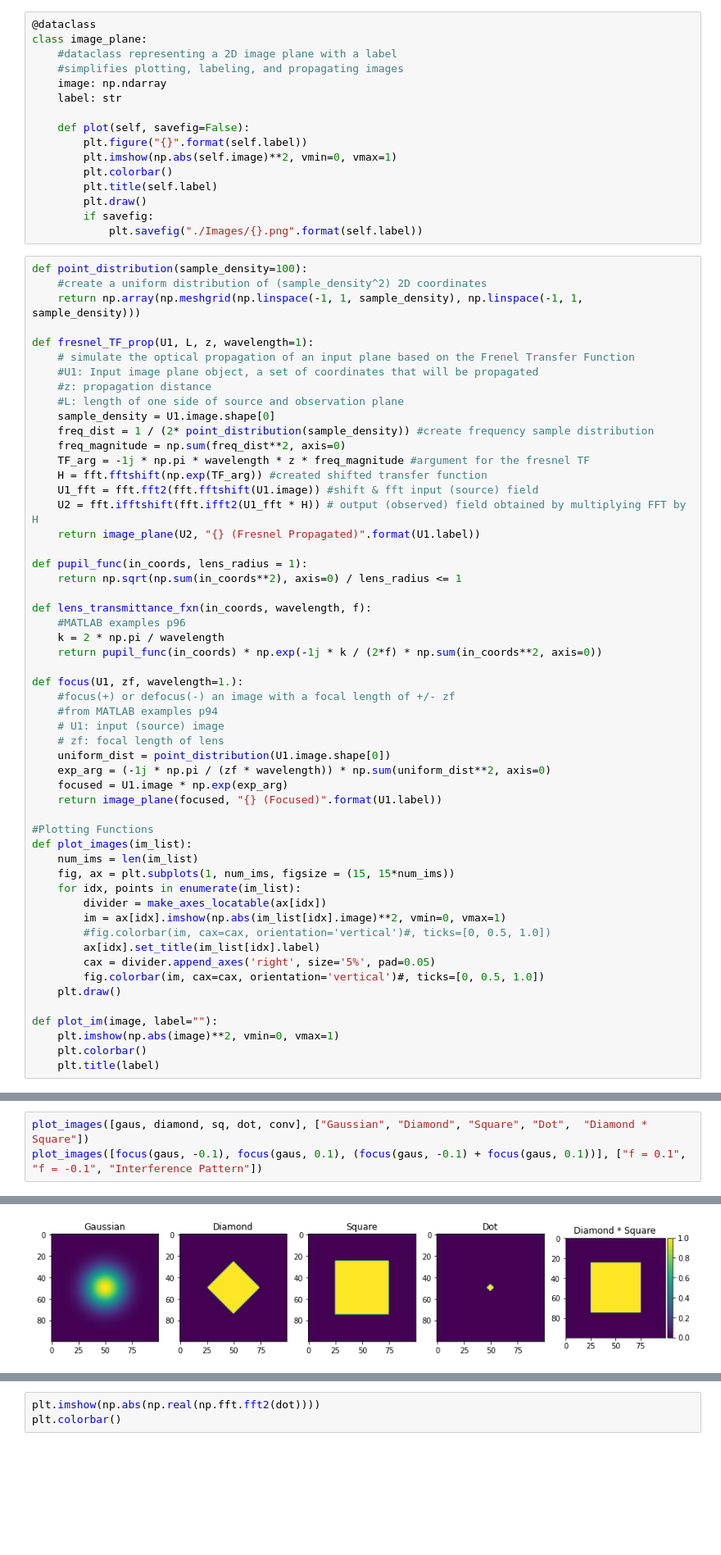
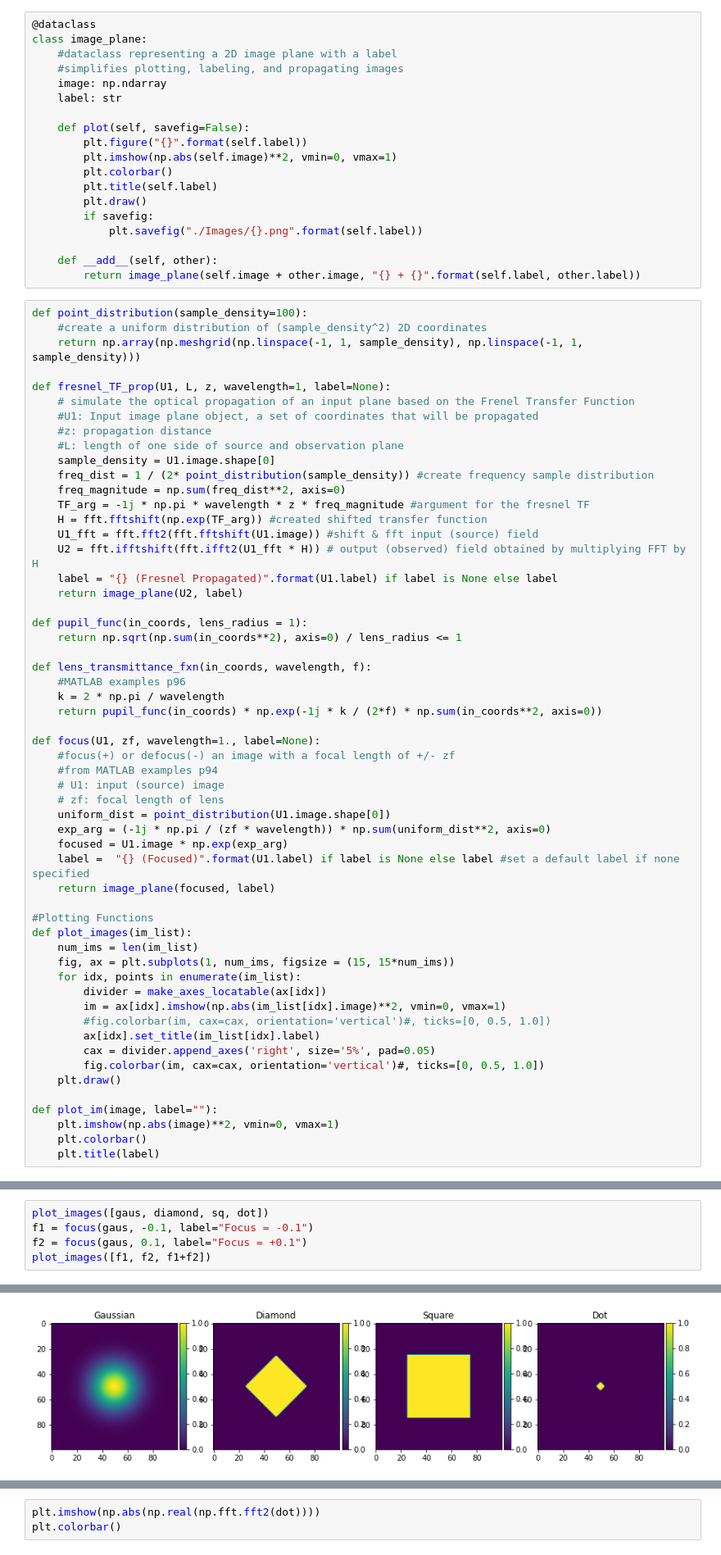
Before and after one commit to cjmcmahon1/FINCH, a Jupyter notebook: bench_sim.ipynb, the cells around one changed output, grey strips where cells are left out. Shown at 82% size. Drawn from its saved outputs; the diff is of its cells as text; blank space fills up the shorter version.

```diff
--- a/bench_sim.ipynb
+++ b/bench_sim.ipynb
@@ -32,12 +32,15 @@ class image_plane:
         plt.draw()
         if savefig:
             plt.savefig("./Images/{}.png".format(self.label))
+
+    def __add__(self, other):
+        return image_plane(self.image + other.image, "{} + {}".format(self.label, other.label))
 # %%
 def point_distribution(sample_density=100):
     #create a uniform distribution of (sample_density^2) 2D coordinates
     return np.array(np.meshgrid(np.linspace(-1, 1, sample_density), np.linspace(-1, 1, sample_density)))
 
-def fresnel_TF_prop(U1, L, z, wavelength=1):
+def fresnel_TF_prop(U1, L, z, wavelength=1, label=None):
     # simulate the optical propagation of an input plane based on the Frenel Transfer Function
     #U1: Input image plane object, a set of coordinates that will be propagated
     #z: propagation distance
@@ -49,7 +52,8 @@ def fresnel_TF_prop(U1, L, z, wavelength=1):
     H = fft.fftshift(np.exp(TF_arg)) #created shifted transfer function
     U1_fft = fft.fft2(fft.fftshift(U1.image)) #shift & fft input (source) field
     U2 = fft.ifftshift(fft.ifft2(U1_fft * H)) # output (observed) field obtained by multiplying FFT by H
-    return image_plane(U2, "{} (Fresnel Propagated)".format(U1.label))
+    label = "{} (Fresnel Propagated)".format(U1.label) if label is None else label
+    return image_plane(U2, label)
 
 def pupil_func(in_coords, lens_radius = 1):
     return np.sqrt(np.sum(in_coords**2), axis=0) / lens_radius <= 1
@@ -59,7 +63,7 @@ def lens_transmittance_fxn(in_coords, wavelength, f):
     k = 2 * np.pi / wavelength
     return pupil_func(in_coords) * np.exp(-1j * k / (2*f) * np.sum(in_coords**2, axis=0))
 
-def focus(U1, zf, wavelength=1.):
+def focus(U1, zf, wavelength=1., label=None):
     #focus(+) or defocus(-) an image with a focal length of +/- zf
     #from MATLAB examples p94
     # U1: input (source) image
@@ -67,7 +71,8 @@ def focus(U1, zf, wavelength=1.):
     uniform_dist = point_distribution(U1.image.shape[0])
     exp_arg = (-1j * np.pi / (zf * wavelength)) * np.sum(uniform_dist**2, axis=0)
     focused = U1.image * np.exp(exp_arg)
-    return image_plane(focused, "{} (Focused)".format(U1.label))
+    label =  "{} (Focused)".format(U1.label) if label is None else label #set a default label if none specified
+    return image_plane(focused, label)
 
 #Plotting Functions
 def plot_images(im_list):
@@ -106,6 +111,8 @@ plot_images([sq, focus(sq, 0.2)])
 # %% [output]
 [figure]
 # %%
-plot_images([gaus, diamond, sq, dot, conv], ["Gaussian", "Diamond", "Square", "Dot",  "Diamond * Square"])
-plot_images([focus(gaus, -0.1), focus(gaus, 0.1), (focus(gaus, -0.1) + focus(gaus, 0.1))], ["f = 0.1", "f = -0.1", "Interference Pattern"])
+plot_images([gaus, diamond, sq, dot])
+f1 = focus(gaus, -0.1, label="Focus = -0.1")
+f2 = focus(gaus, 0.1, label="Focus = +0.1")
+plot_images([f1, f2, f1+f2])
 # %% [output]
@@ -113 +119 @@ NameError: name 'im' is not defined
-[figure, old version]
+[figure, new version]
```
Also changed, not shown: parts of 2 cells of this notebook.
